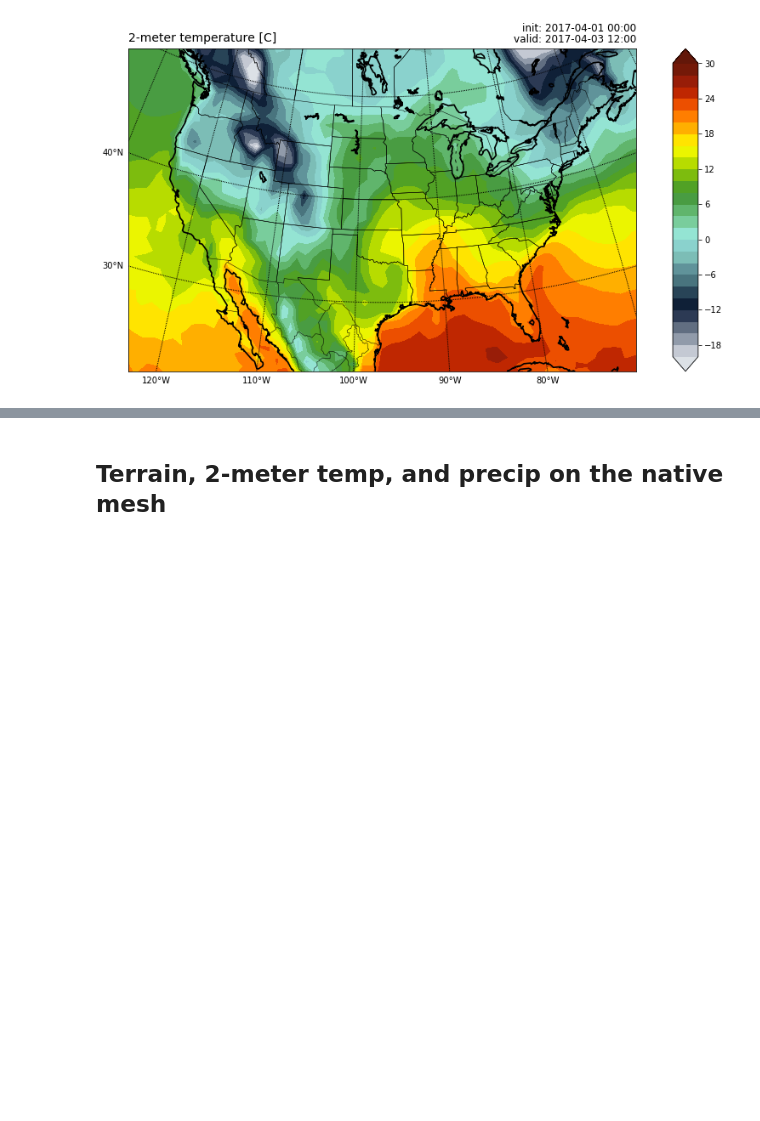
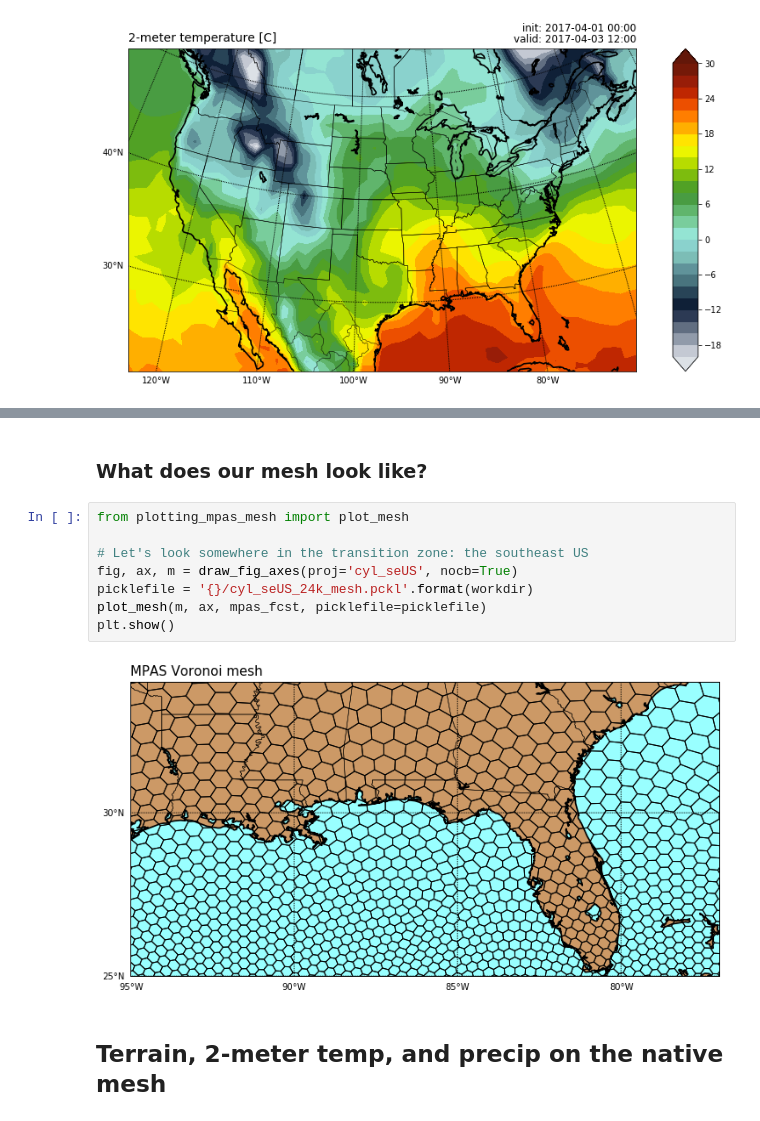
Before and after one commit to njweber2/mpas_python-1, a Jupyter notebook: scripts/test_mpas_tools.ipynb, the cells around one changed output, grey strips where cells are left out. Saved outputs shown, nothing was run; the diff lists cells and outputs as text; blank space fills up the shorter version.

```diff
--- a/scripts/test_mpas_tools.ipynb
+++ b/scripts/test_mpas_tools.ipynb
@@ -129,3 +169,15 @@ Interpolating t2m to 1.0-deg grid
+# %% [markdown]
+### What does our mesh look like?
+# %%
+from plotting_mpas_mesh import plot_mesh
+
+# Let's look somewhere in the transition zone: the southeast US
+fig, ax, m = draw_fig_axes(proj='cyl_seUS', nocb=True)
+picklefile = '{}/cyl_seUS_24k_mesh.pckl'.format(workdir)
+plot_mesh(m, ax, mpas_fcst, picklefile=picklefile)
+plt.show()
+# %% [output]
+[figure, added]
 # %% [markdown]
 ## Terrain, 2-meter temp, and precip on the native mesh
 # %%
```
Also changed, not shown: parts of 7 cells of this notebook, 6 other files.
